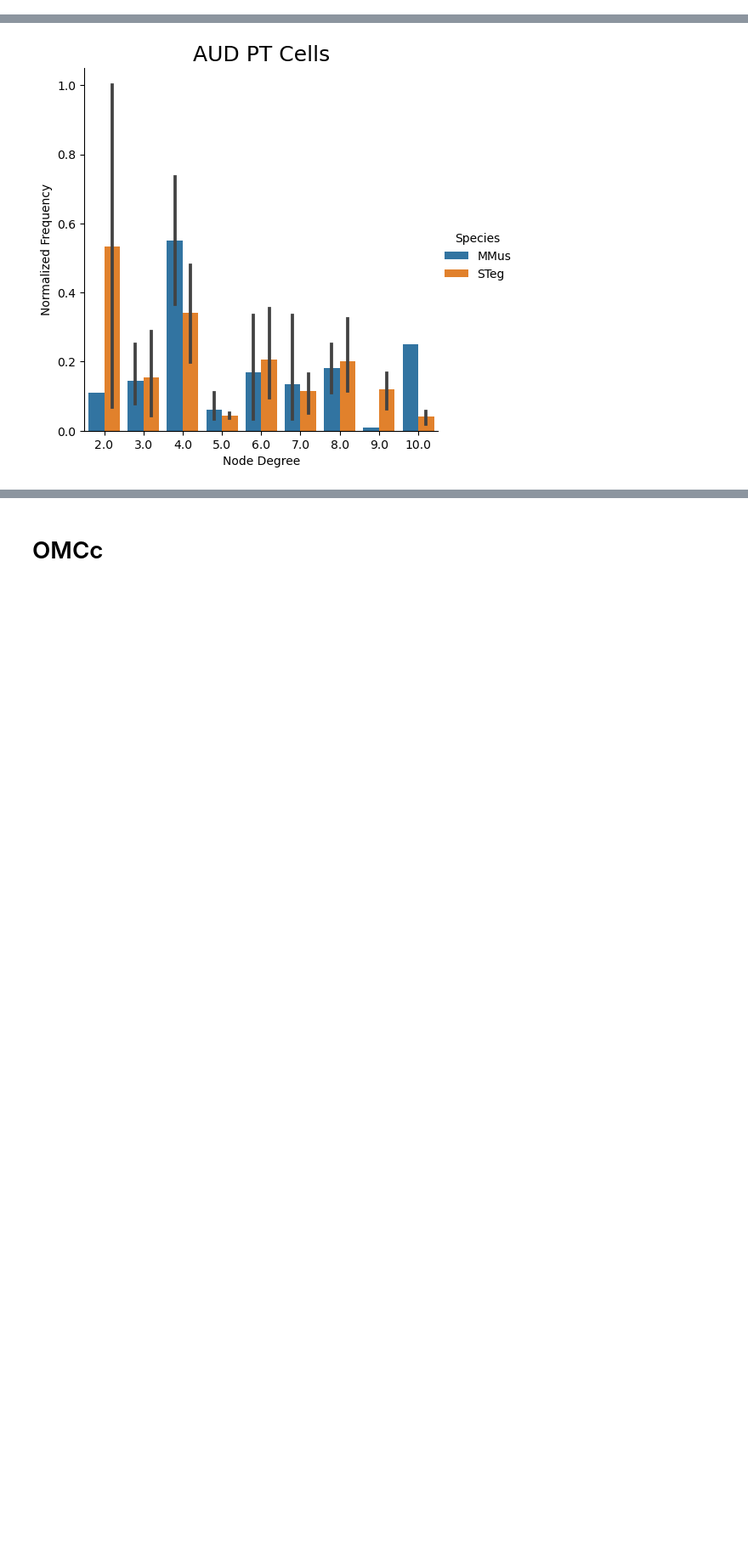
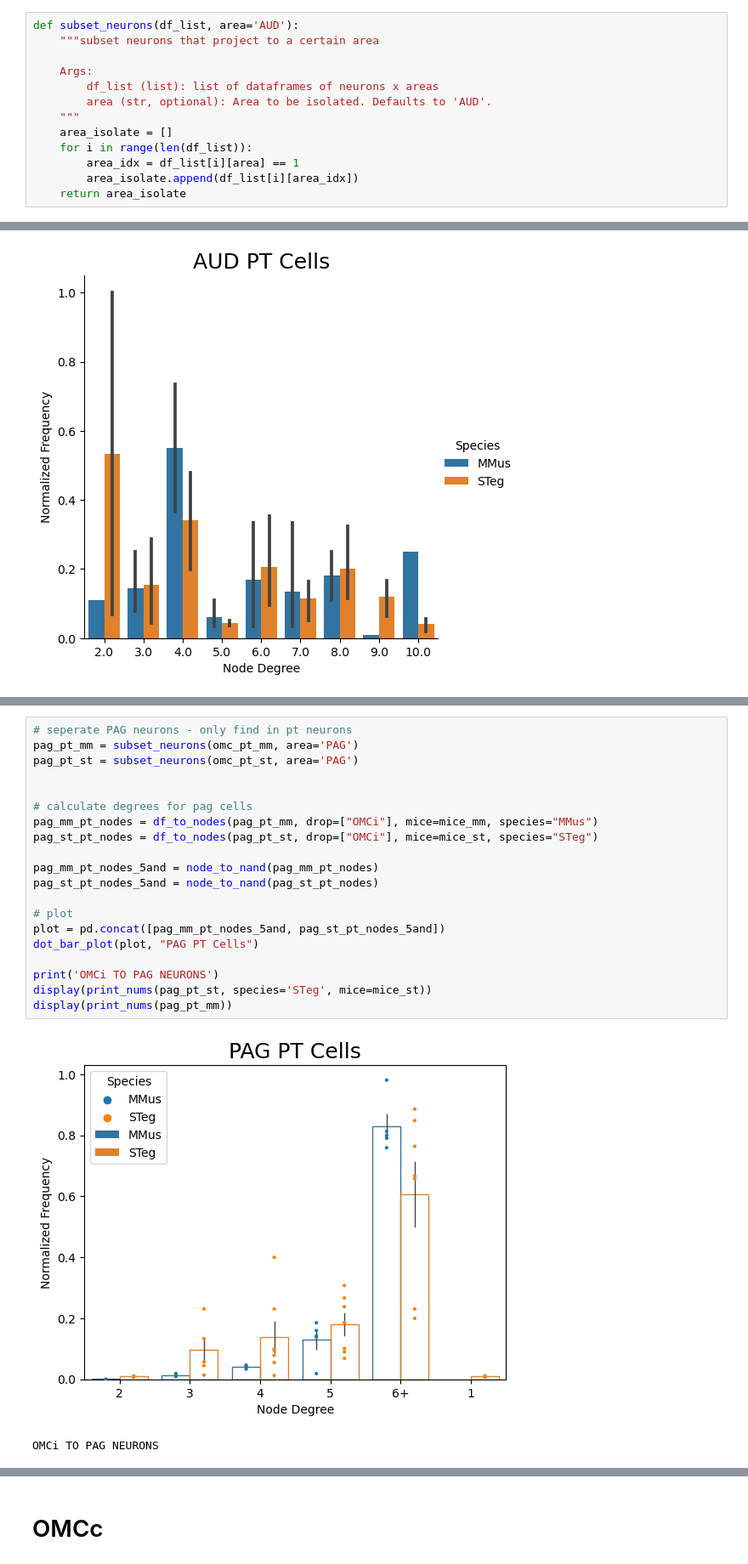
Before and after one commit to eisko/MAPseq_analysis, a Jupyter notebook: M194_M220_SC2.ipynb, the cells around one changed output, grey strips where cells are left out. Shown at 85% size. Drawn from its saved outputs; the diff is of its cells as text; blank space fills up the shorter version.

Commit message:
more areas

```diff
--- a/M194_M220_SC2.ipynb
+++ b/M194_M220_SC2.ipynb
@@ -216,0 +195,13 @@ for i in range(len(omc_pt_st)):
+# %%
+def subset_neurons(df_list, area='AUD'):
+    """subset neurons that project to a certain area
+
+    Args:
+        df_list (list): list of dataframes of neurons x areas
+        area (str, optional): Area to be isolated. Defaults to 'AUD'.
+    """
+    area_isolate = []
+    for i in range(len(df_list)):
+        area_idx = df_list[i][area] == 1
+        area_isolate.append(df_list[i][area_idx])
+    return area_isolate
@@ -318,0 +304,23 @@ Text(0.5, 1.0, 'AUD PT Cells')
+# %%
+# seperate PAG neurons - only find in pt neurons
+pag_pt_mm = subset_neurons(omc_pt_mm, area='PAG')
+pag_pt_st = subset_neurons(omc_pt_st, area='PAG')
+
+
+# calculate degrees for pag cells
+pag_mm_pt_nodes = df_to_nodes(pag_pt_mm, drop=["OMCi"], mice=mice_mm, species="MMus")
+pag_st_pt_nodes = df_to_nodes(pag_pt_st, drop=["OMCi"], mice=mice_st, species="STeg")
+
+pag_mm_pt_nodes_5and = node_to_nand(pag_mm_pt_nodes)
+pag_st_pt_nodes_5and = node_to_nand(pag_st_pt_nodes)
+
+# plot
+plot = pd.concat([pag_mm_pt_nodes_5and, pag_st_pt_nodes_5and])
+dot_bar_plot(plot, "PAG PT Cells")
+
+print('OMCi TO PAG NEURONS')
+display(print_nums(pag_pt_st, species='STeg', mice=mice_st))
+display(print_nums(pag_pt_mm))
+# %% [output]
+[figure, added]
+OMCi TO PAG NEURONS
```
Also changed, not shown: parts of 10 cells of this notebook.
